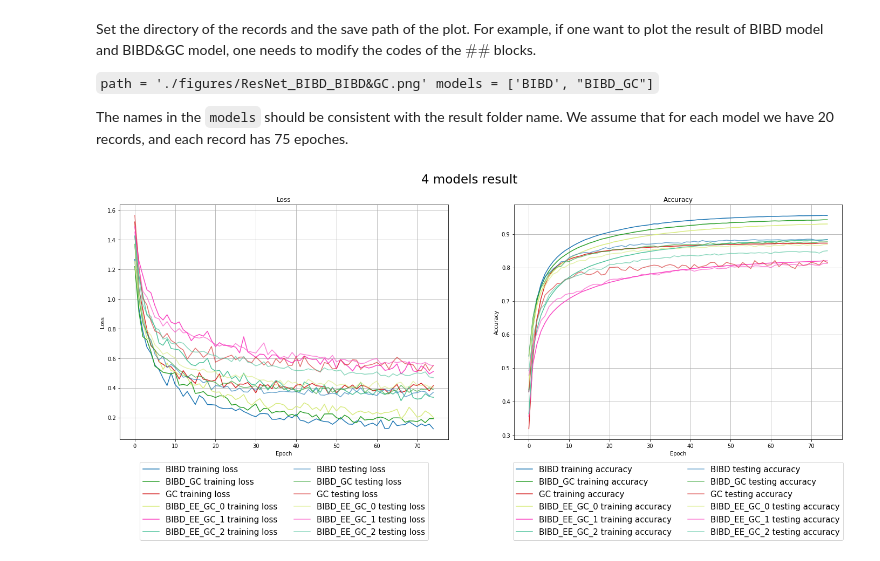
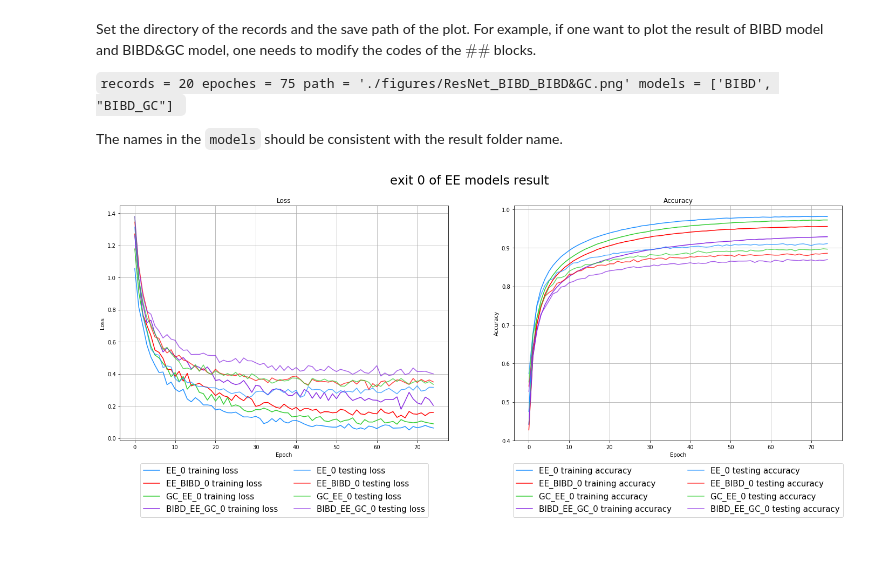
Before and after one commit to iid2019/iddl, a Jupyter notebook: resnet/plot_results.ipynb, the cells around one changed output. Saved outputs shown, nothing was run; the diff lists cells and outputs as text; code cells hidden in the pictures.

Commit message:
experiment result

```diff
--- a/resnet/plot_results.ipynb
+++ b/resnet/plot_results.ipynb
@@ -7,11 +7,12 @@ from plotter import Plotter
 # %% [markdown]
 Set the directory of the records and the save path of the plot. For example, if one want to plot the result of BIBD model and BIBD&GC model, one needs to modify the codes of the $\#\#$ blocks.
 
-`
+`records = 20
+epoches = 75
 path = './figures/ResNet_BIBD_BIBD&GC.png'
 models = ['BIBD', "BIBD_GC"]
 `
 
-The names in the `models` should be consistent with the result folder name. We assume that for each model we have 20 records, and each record has 75 epoches.
+The names in the `models` should be consistent with the result folder name.
 # %%
 ############################################################################
@@ -59,10 +66,11 @@ for n in range(len(models)):
 # %%
 ############################################################################
-##                                                                        ##
-plotter = Plotter(title="4 models result",
-                         save_to_filepath=path)                           ##
-plotter.plot_values(labels, train_loss, test_loss, train_acc, test_acc)   ##
-##                                                                        ##
+
+plotter = Plotter(title="exit 0 of EE models result",
+                         save_to_filepath='./figures/EE_models_0.png')
+plotter.plot_values(np.take(labels,[0,3,6,9]), train_loss[:,[0,3,6,9]], test_loss[:,[0,3,6,9]],
+                    train_acc[:,[0,3,6,9]], test_acc[:,[0,3,6,9]])
+
 ############################################################################
 # %% [output]
-[figure, old version]
+[figure, new version]
```
Also changed, not shown: parts of 3 cells of this notebook, 4 other files.
